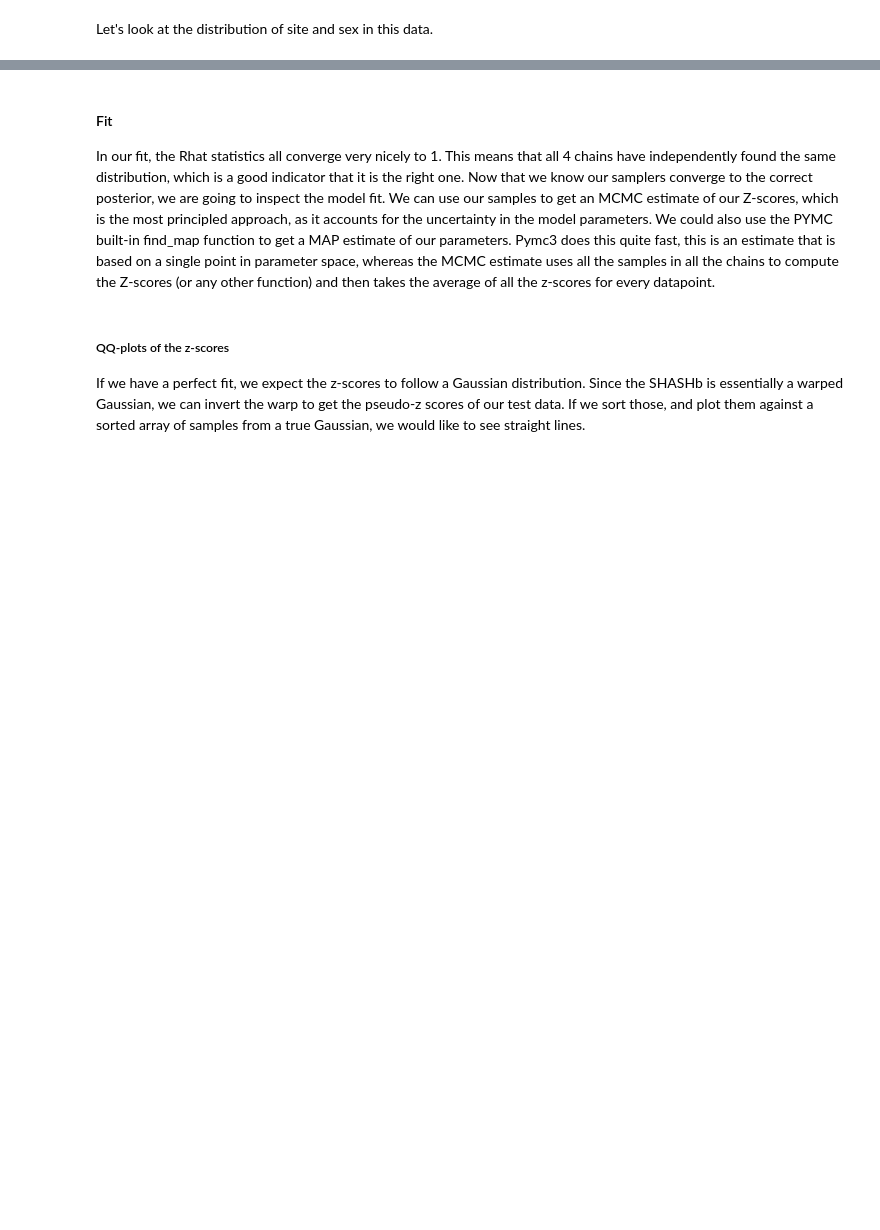
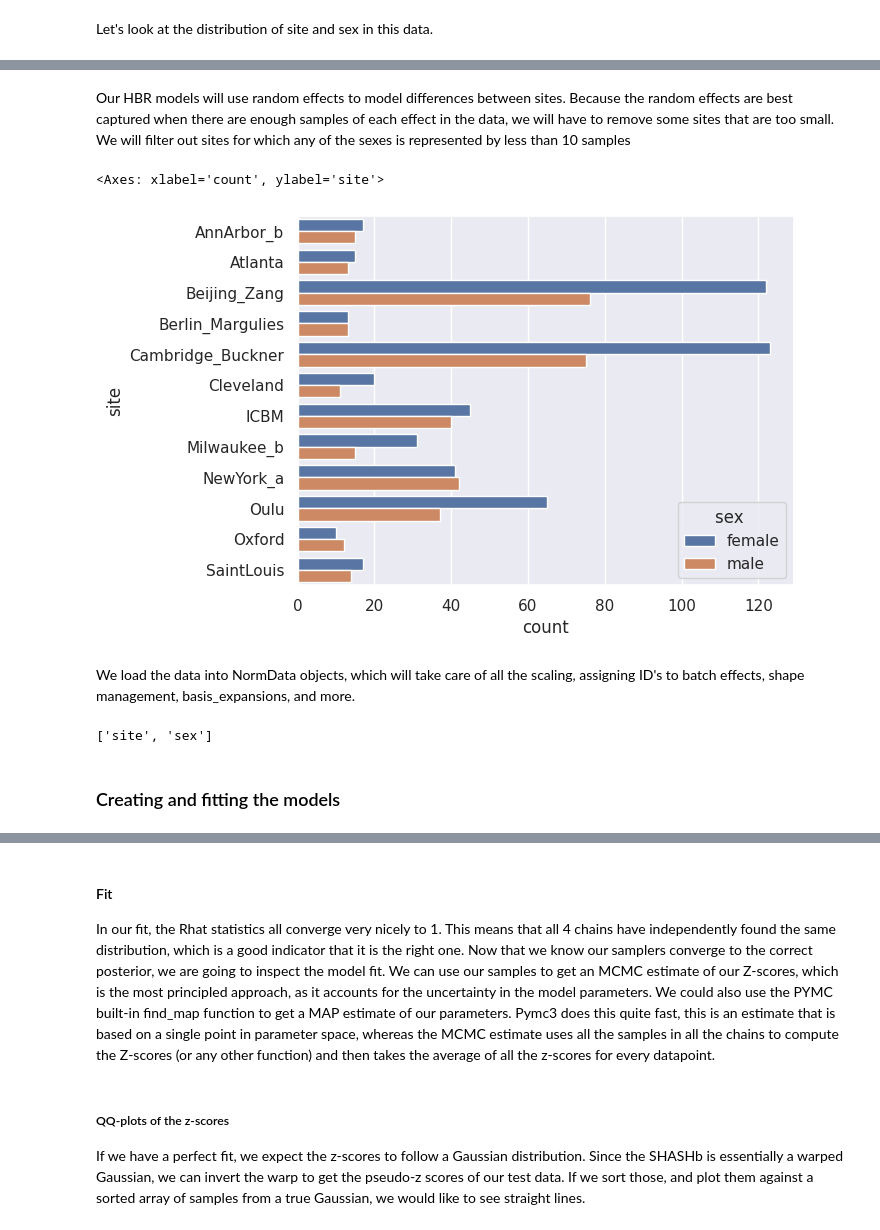
Before and after one commit to predictive-clinical-neuroscience/PCNtoolkit-demo, a Jupyter notebook: tutorials/HBR_SHASH/HBR_Tutorial.ipynb, the cells around one changed output, grey strips where cells are left out. Saved outputs shown, nothing was run; the diff lists cells and outputs as text; code cells hidden in the pictures; blank space fills up the shorter version.

```diff
--- a/tutorials/HBR_SHASH/HBR_Tutorial.ipynb
+++ b/tutorials/HBR_SHASH/HBR_Tutorial.ipynb
@@ -477,0 +237,39 @@ plt.show()
+# %% [markdown]
+Our HBR models will use random effects to model differences between sites. Because the random effects are best captured when there are enough samples of each effect in the data, we will have to remove some sites that are too small. We will filter out sites for which any of the sexes is represented by less than 10 samples
+# %%
+# Group the data by site and sex
+site_counts = data.groupby(['site','sex']).size().reset_index(name='counts')
+
+# Get the sites with only one sex present
+sex_count_per_site = site_counts['site'].value_counts()
+sites_with_one_sex = sex_count_per_site[sex_count_per_site==1]
+sites_with_one_sex.index
+
+# remove the sites with less than 10 samples
+data = data[~data['site'].isin(sites_with_one_sex.index)]
+
+
+# find the sites that have less than 10 samples
+site_counts = site_counts[site_counts['counts'] < 10]
+
+# remove the sites with less than 10 samples
+data = data[~data['site'].isin(site_counts['site'])]
+
+
+data['sex '] = np.where(data['sex']==1,['male'],['female'])
+sns.countplot(data=data, y='site', hue='sex ', orient='v')
+# %% [output]
+<Axes: xlabel='count', ylabel='site'>
+[figure, added]
+# %% [markdown]
+
+
+We load the data into NormData objects, which will take care of all the scaling, assigning ID's to batch effects, shape management, basis_expansions, and more.
+# %%
+print(batch_effects)
+full_dataset = NormData.from_dataframe(name='full', dataframe=data, covariates=covariates, batch_effects=batch_effects,  response_vars=response_variables)
+train_data, test_data = full_dataset.train_test_split(splits = [0.8, 0.2], split_names=['train', 'test'])
+# %% [output]
+['site', 'sex']
+# %% [markdown]
+### Creating and fitting the models
```
Also changed, not shown: parts of 72 cells of this notebook, 4 other files.
